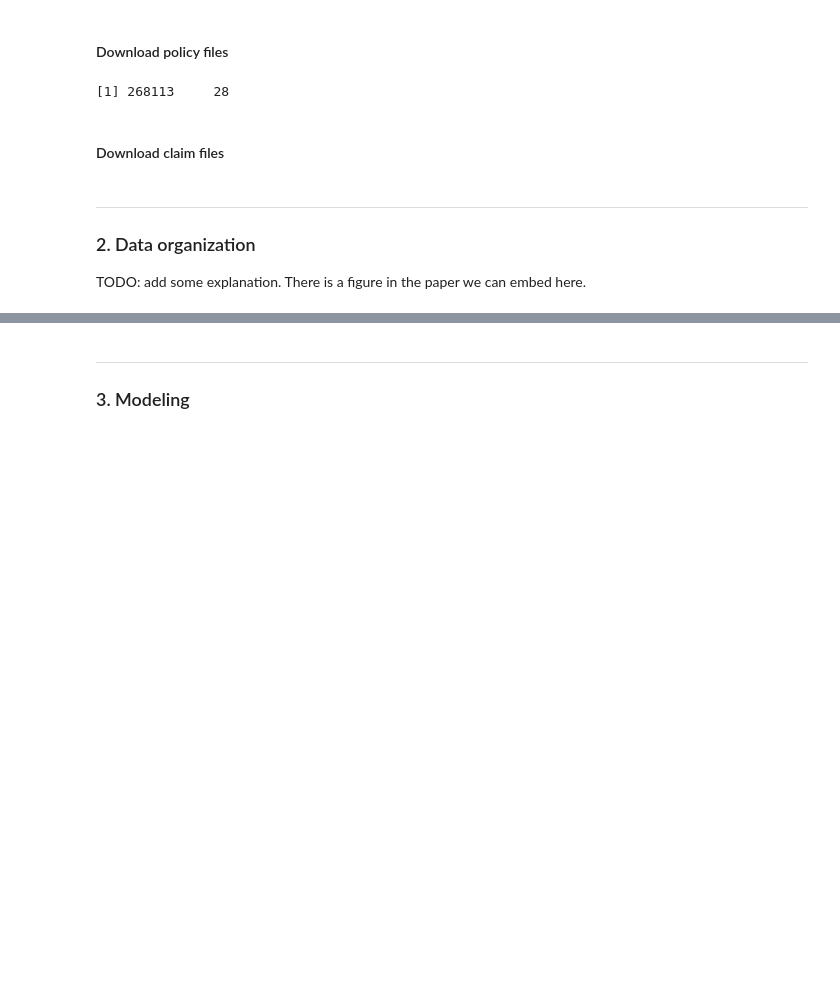
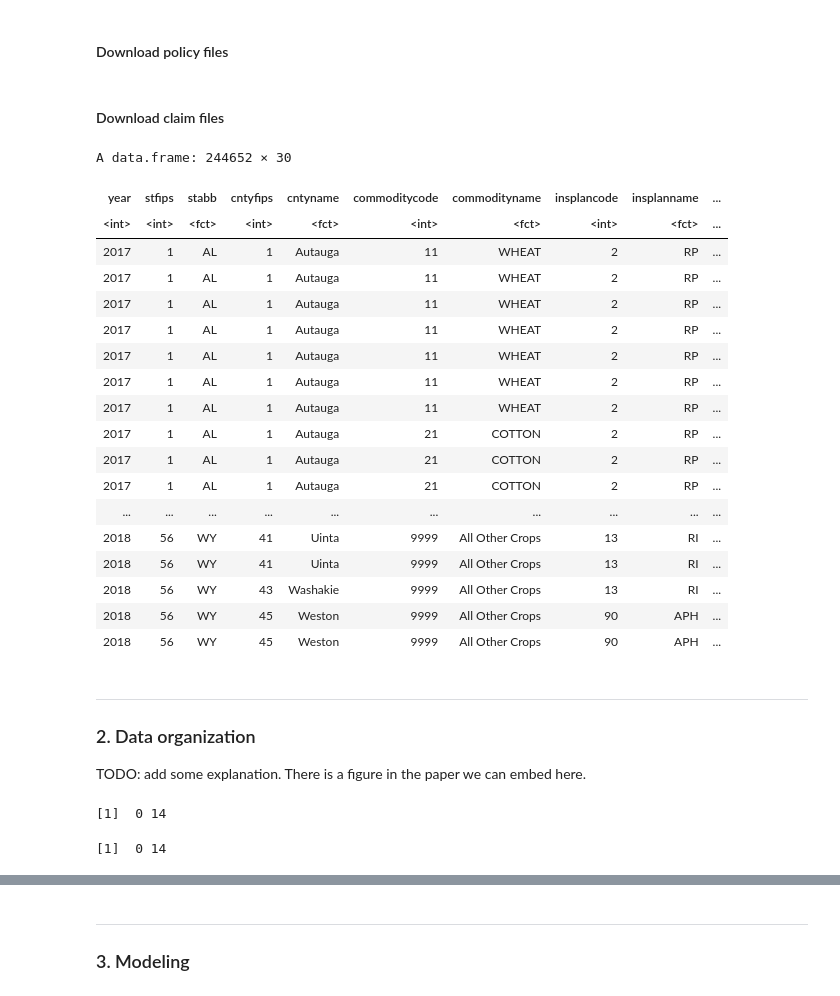
Before and after one commit to anderaa/crop-insurance, a Jupyter notebook: crop_insurance.ipynb, the cells around one changed output, grey strips where cells are left out. Cells and saved outputs as stored; diff of their text form; code cells hidden in the pictures; blank space fills up the shorter version.

```diff
--- a/crop_insurance.ipynb
+++ b/crop_insurance.ipynb
@@ -63,7 +63,8 @@ getRMA <- function(type, years) {
     writeBin(content(response, as = "raw"), "temp.zip")
     fName <- unzip("temp.zip", list = TRUE)$Name
     unzip("temp.zip")
-    df <- read.table(fName, sep = "|", header = FALSE, dec =".", quote = "", fill=TRUE)
+    df <- read.table(fName, sep = "|", header = FALSE, dec =".", quote = "",
+                     fill=TRUE, skipNul=TRUE, strip.white=TRUE)
     file.remove(c("temp.zip", fName))
     df_list[[y]] <- df
   }
@@ -95,16 +96,16 @@ renameCols <- function(df) {
     #   The dataframe with new col names
 
     if (dim(df)[2] == 28) {
-      cols <- c("year", "stfips", "stabb", "cntyfips", "cntyname", "commoditycode", "commodityname",
-                "insplancode", "insplanname", "covcateg", "delivtype", "covlevel", "polsold", "polprem",
-                "polindemn", "unitssold", "unitsindemn", "quanttype", "acres", "endorsedacres",
-                "liab", "totalpremium", "subsidies", "indemnityamount", "lossratio")
+      cols <- cols <- c("year", "stfips", "stabb", "cntyfips", "cntyname", "commoditycode", "commodityname",
+                        "insplancode","insplanname", "covcateg", "delivtype", "covlevel", "polsold", "polprem",
+                        "polindemn", "unitssold", "unitsindemn", "quanttype", "acres", "endorsedacres",
+                        "liab", "totalpremium", "subsidies", "indemnityamount", "lossratio")
     }
     if (dim(df)[2] == 30) {
-      cols  <- c("year", "stfips", "stabb", "cntyfips", "cntyname", "commoditycode", "commodityname",
-                 "insplancode","insplanname", "covcateg", "stagecode", "damagecausecode", "damagecausedesc",
-                 "monthloss", "monthname", "polprem", "polindemn",  "acres", "endorsedacres",
-                 "liab", "totalpremium", "subsidies", "lostacres", "indemnityamount", "lossratio")
+      cols <- cols  <- c("year", "stfips", "stabb", "cntyfips", "cntyname", "commoditycode", "commodityname",
+                         "insplancode","insplanname", "covcateg", "stagecode", "damagecausecode", "damagecausedesc",
+                         "monthloss", "monthname", "polprem", "polindemn",  "acres", "endorsedacres",
+                         "liab", "totalpremium", "subsidies", "lostacres", "indemnityamount", "lossratio")
     }
     names(df) <- cols
     return(df)
@@ -112,19 +113,39 @@ renameCols <- function(df) {
 # %% [markdown]
 #### Download policy files
 # %%
-polacres <- getRMA(type='policy', years=c(2017, 2018))
-polacres <- renameCols(df=polacres)
-polacres <- stripWhite(df=polacres)
-print(dim(polacres))
+full_polacres <- getRMA(type='policy', years=c(2017, 2018))
+full_polacres <- renameCols(df=full_polacres)
+full_polacres <- stripWhite(df=full_polacres)
+print(dim(full_polacres))
-# %% [output]
-[1] 268113     28
 # %% [markdown]
 #### Download claim files
 # %%
-claims <- getRMA(type='claim', years=c(2017, 2018))
+claims <- getRMA(type='claim', years=c(1990))
 claims <- renameCols(df=claims)
 claims <- stripWhite(df=claims)
 print(dim(claims))
+# %%
+claims
+# %% [output]
+A data.frame: 244652 × 30
+| year | stfips | stabb | cntyfips | cntyname | commoditycode | commodityname | insplancode | insplanname | ... |
+| <int> | <int> | <fct> | <int> | <fct> | <int> | <fct> | <int> | <fct> | ... |
+| 2017 | 1 | AL | 1 | Autauga | 11 | WHEAT | 2 | RP | ... |
+| 2017 | 1 | AL | 1 | Autauga | 11 | WHEAT | 2 | RP | ... |
+| 2017 | 1 | AL | 1 | Autauga | 11 | WHEAT | 2 | RP | ... |
+| 2017 | 1 | AL | 1 | Autauga | 11 | WHEAT | 2 | RP | ... |
+| 2017 | 1 | AL | 1 | Autauga | 11 | WHEAT | 2 | RP | ... |
+| 2017 | 1 | AL | 1 | Autauga | 11 | WHEAT | 2 | RP | ... |
+| 2017 | 1 | AL | 1 | Autauga | 11 | WHEAT | 2 | RP | ... |
+| 2017 | 1 | AL | 1 | Autauga | 21 | COTTON | 2 | RP | ... |
+| 2017 | 1 | AL | 1 | Autauga | 21 | COTTON | 2 | RP | ... |
+| 2017 | 1 | AL | 1 | Autauga | 21 | COTTON | 2 | RP | ... |
+| ... | ... | ... | ... | ... | ... | ... | ... | ... | ... |
+| 2018 | 56 | WY | 41 | Uinta | 9999 | All Other Crops | 13 | RI | ... |
+| 2018 | 56 | WY | 41 | Uinta | 9999 | All Other Crops | 13 | RI | ... |
+| 2018 | 56 | WY | 43 | Washakie | 9999 | All Other Crops | 13 | RI | ... |
+| 2018 | 56 | WY | 45 | Weston | 9999 | All Other Crops | 90 | APH | ... |
+| 2018 | 56 | WY | 45 | Weston | 9999 | All Other Crops | 90 | APH | ... |
 # %% [markdown]
 ---
 ### 2. Data organization
@@ -155,3 +179,15 @@ format_policies <- function(df) {
 
   return(df)
 }
+# %%
+# only keep policies with premium expressed in acres and known county fips and commodity code
+polacres <- full_polacres[full_polacres$polprem > 0 & full_polacres$cntyfips < 999 &
+                          full_polacres$quanttype == "Acres" & full_polacres$acres > 0 &
+                          full_polacres$commoditycode != 9999, ]
+polacres$claim <- ifelse(polacres$unitsindemn > 0, 1, 0)
+myvars <- c("year", "stfips", "stabb", "cntyfips", "cntyname", "commoditycode", "commodityname",
+            "insplancode", "insplanname", "covcateg", "covlevel", "unitssold", "claim", "acres")
+polacres <- polacres[myvars]
+print(dim(polacres))
+# %% [output]
+[1]  0 14
@@ -157,0 +196,4 @@ format_policies <- function(df) {
+# %%
+dim(polacres)
+# %% [output]
+[1]  0 14
```
Also changed, not shown: parts of 8 cells of this notebook, 3 other files.
